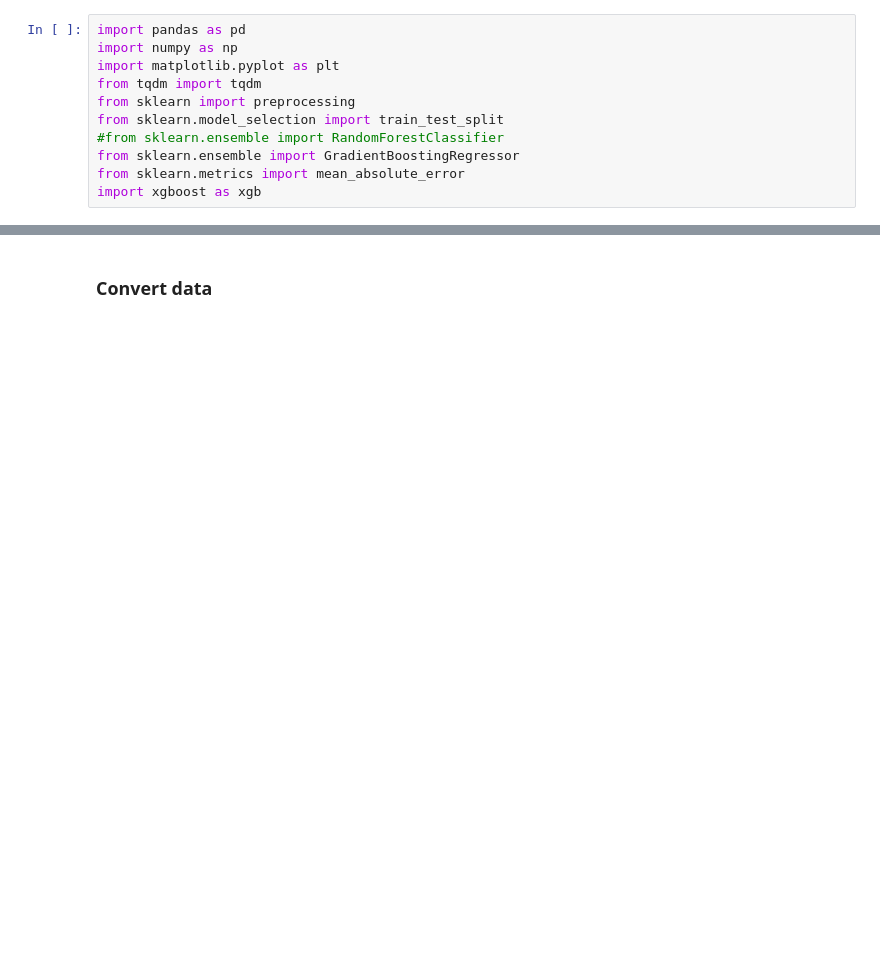
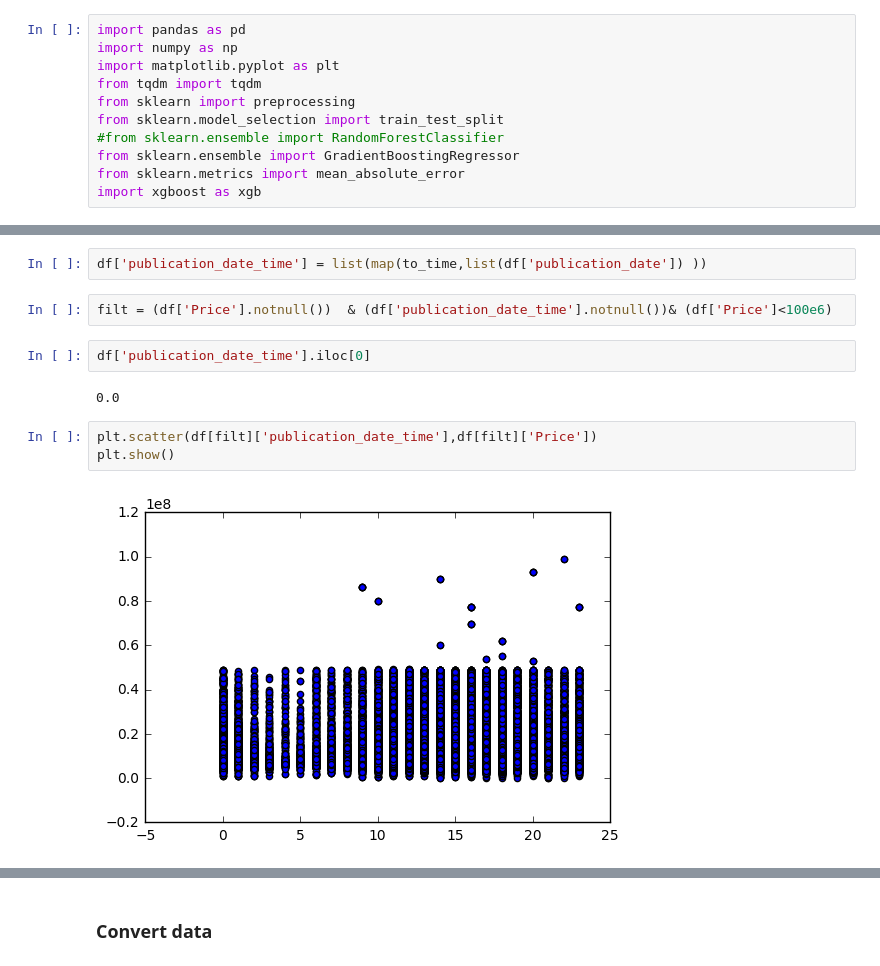
Before and after one commit to gkuzn/cian_parser, a Jupyter notebook: Analys.ipynb, the cells around one changed output, grey strips where cells are left out. Drawn from its saved outputs; the diff is of its cells as text; blank space fills up the shorter version.

```diff
--- a/Analys.ipynb
+++ b/Analys.ipynb
@@ -27,0 +56,13 @@ df = df.reset_index(drop=True)
+# %%
+df['publication_date_time'] = list(map(to_time,list(df['publication_date']) ))
+# %%
+filt = (df['Price'].notnull())  & (df['publication_date_time'].notnull())& (df['Price']<100e6)
+# %%
+df['publication_date_time'].iloc[0]
+# %% [output]
+0.0
+# %%
+plt.scatter(df[filt]['publication_date_time'],df[filt]['Price'])
+plt.show()
+# %% [output]
+[figure, added]
```
Also changed, not shown: parts of 28 cells of this notebook, 5 other files.
